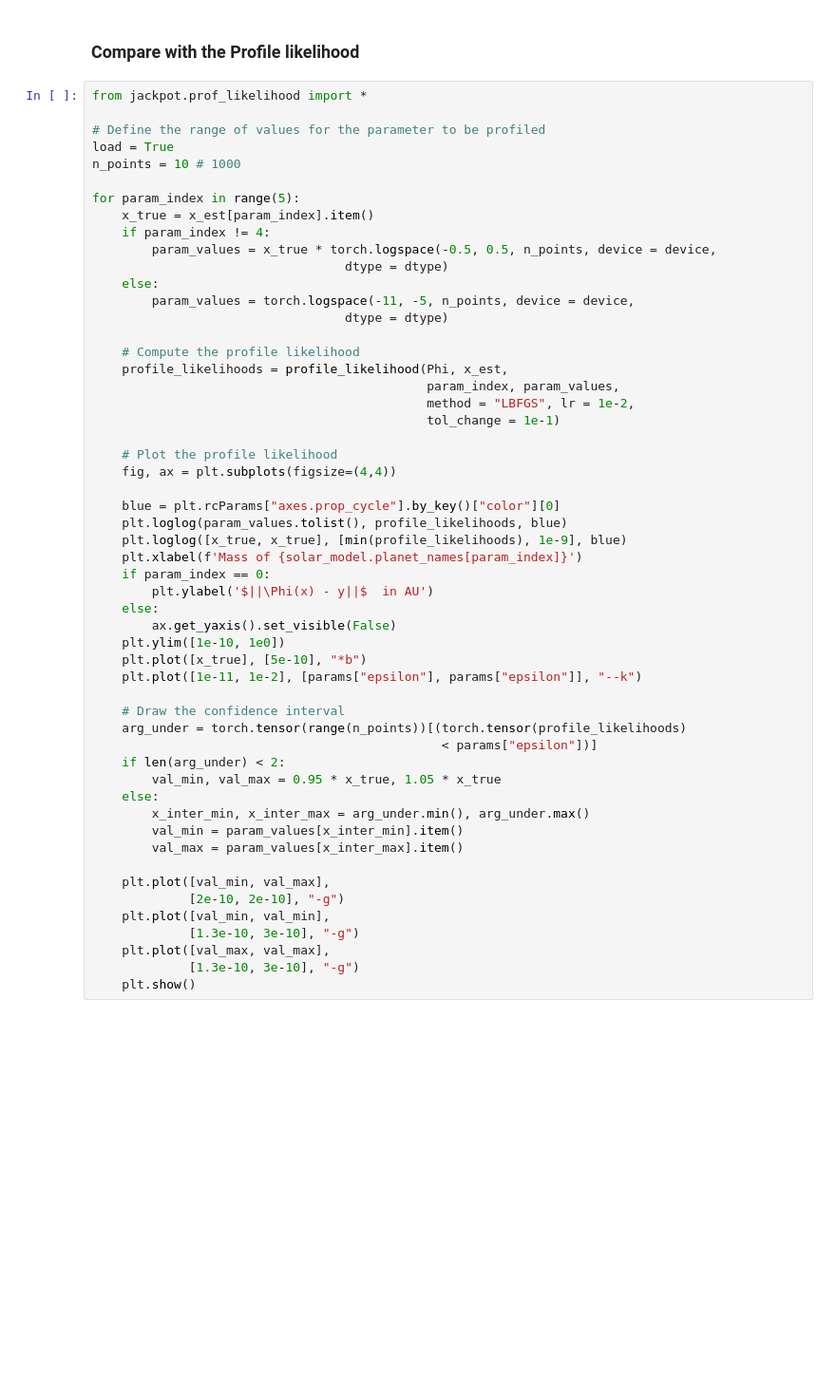
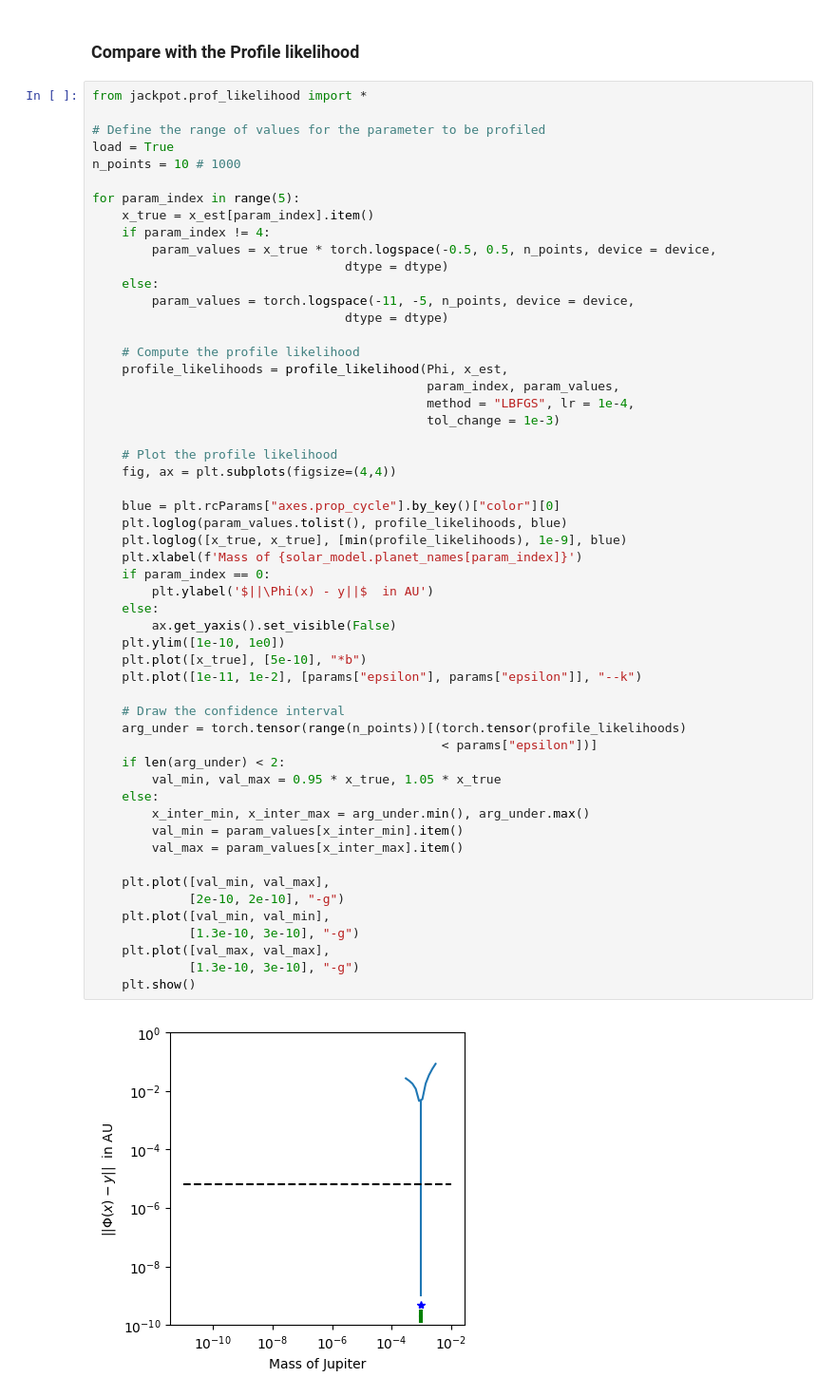
Before and after one commit to munnath/jackpot, a Jupyter notebook: notebooks/solar_system.ipynb, the cells around one changed output. Shown at 95% size. Drawn from its saved outputs; the diff is of its cells as text; blank space fills up the shorter version.

```diff
--- a/notebooks/solar_system.ipynb
+++ b/notebooks/solar_system.ipynb
@@ -174,8 +172,8 @@ for param_index in range(5):
     # Compute the profile likelihood
     profile_likelihoods = profile_likelihood(Phi, x_est,
                                              param_index, param_values,
-                                             method = "LBFGS", lr = 1e-2,
-                                             tol_change = 1e-1)
+                                             method = "LBFGS", lr = 1e-4,
+                                             tol_change = 1e-3)
 
     # Plot the profile likelihood
     fig, ax = plt.subplots(figsize=(4,4))
@@ -183,30 +181,31 @@ for param_index in range(5):
     blue = plt.rcParams["axes.prop_cycle"].by_key()["color"][0]
     plt.loglog(param_values.tolist(), profile_likelihoods, blue)
     plt.loglog([x_true, x_true], [min(profile_likelihoods), 1e-9], blue)
     plt.xlabel(f'Mass of {solar_model.planet_names[param_index]}')
     if param_index == 0:
         plt.ylabel('$||\Phi(x) - y||$  in AU')
     else:
         ax.get_yaxis().set_visible(False)
     plt.ylim([1e-10, 1e0])
     plt.plot([x_true], [5e-10], "*b")
     plt.plot([1e-11, 1e-2], [params["epsilon"], params["epsilon"]], "--k")
 
     # Draw the confidence interval
     arg_under = torch.tensor(range(n_points))[(torch.tensor(profile_likelihoods)
                                                < params["epsilon"])]
     if len(arg_under) < 2:
         val_min, val_max = 0.95 * x_true, 1.05 * x_true
     else:
         x_inter_min, x_inter_max = arg_under.min(), arg_under.max()
         val_min = param_values[x_inter_min].item()
         val_max = param_values[x_inter_max].item()
 
     plt.plot([val_min, val_max],
              [2e-10, 2e-10], "-g")
     plt.plot([val_min, val_min],
              [1.3e-10, 3e-10], "-g")
     plt.plot([val_max, val_max],
              [1.3e-10, 3e-10], "-g")
     plt.show()
 # %% [output]
+[figure, added]
```
Also changed, not shown: parts of 2 cells of this notebook.
